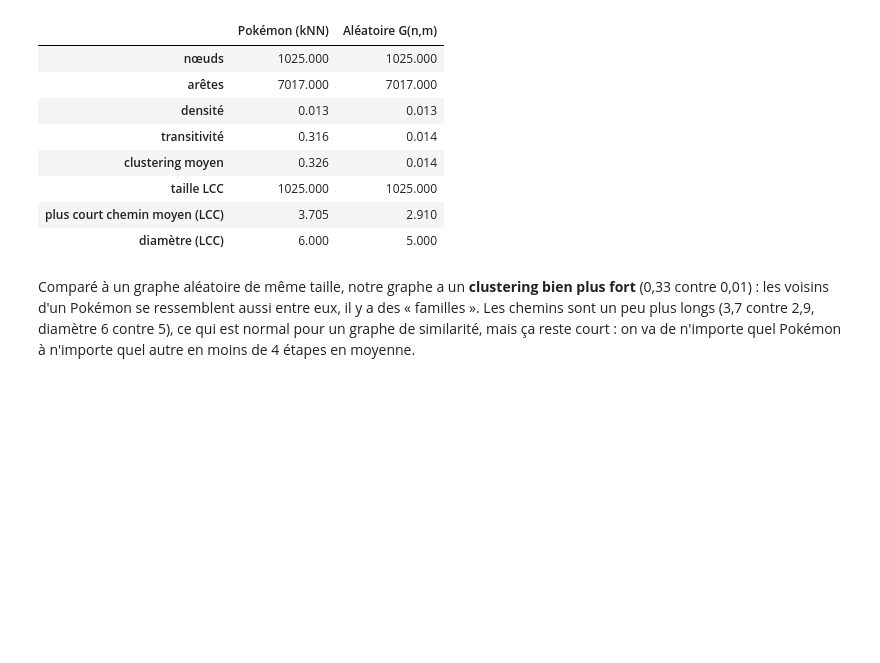
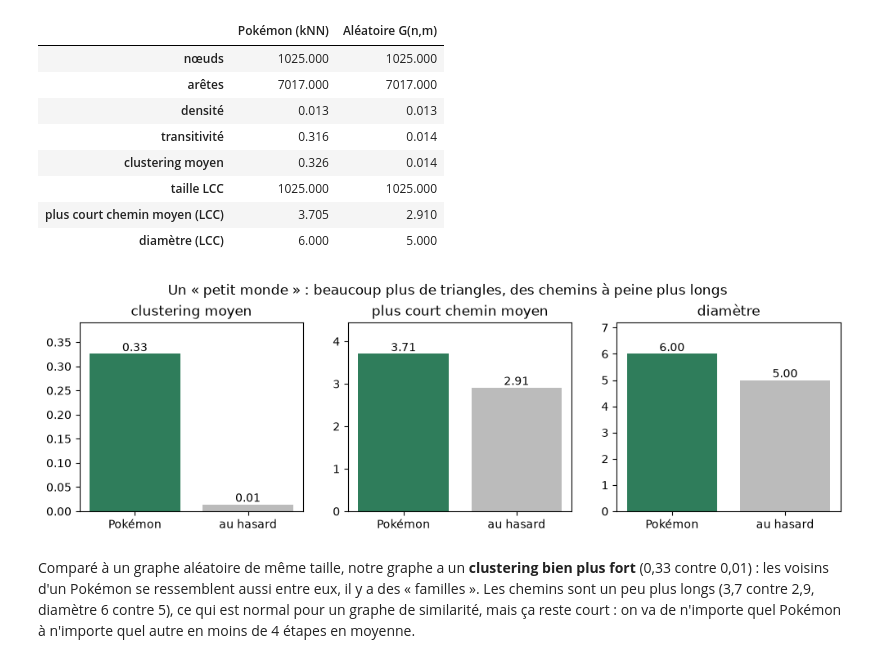
Before and after one commit to Kez0X/projet_pokemon, a Jupyter notebook: notebooks/07_reseau.ipynb, the cells around one changed output. Cells and saved outputs as stored; diff of their text form; code cells hidden in the pictures; blank space fills up the shorter version.

```diff
--- a/notebooks/07_reseau.ipynb
+++ b/notebooks/07_reseau.ipynb
@@ -230,6 +230,18 @@ comparaison.round(3)
 | taille LCC | 1025.000 | 1025.000 |
 | plus court chemin moyen (LCC) | 3.705 | 2.910 |
 | diamètre (LCC) | 6.000 | 5.000 |
+# %%
+fig, axes = plt.subplots(1, 3, figsize=(12, 3))
+for ax, ligne, titre in zip(axes, ["clustering moyen", "plus court chemin moyen (LCC)", "diamètre (LCC)"],
+                            ["clustering moyen", "plus court chemin moyen", "diamètre"]):
+    v = comparaison.loc[ligne]
+    ax.bar(["Pokémon", "au hasard"], v.values, color=["#2f7d5b", "#bbbbbb"])
+    for x, y in enumerate(v.values): ax.text(x, y, f"{y:.2f}" if y < 10 else f"{y:.0f}", ha="center", va="bottom")
+    ax.set_title(titre); ax.set_ylim(0, v.max() * 1.2)
+fig.suptitle("Un « petit monde » : beaucoup plus de triangles, des chemins à peine plus longs", y=1.04)
+plt.show()
+# %% [output]
+[figure, added]
 # %% [markdown]
 Comparé à un graphe aléatoire de même taille, notre graphe a un **clustering bien plus fort** (0,33 contre 0,01) : les voisins d'un Pokémon se ressemblent aussi entre eux, il y a des « familles ». Les chemins sont un peu plus longs (3,7 contre 2,9, diamètre 6 contre 5), ce qui est normal pour un graphe de similarité, mais ça reste court : on va de n'importe quel Pokémon à n'importe quel autre en moins de 4 étapes en moyenne.
 # %% [markdown]
```
Also changed, not shown: parts of 24 cells of this notebook.
